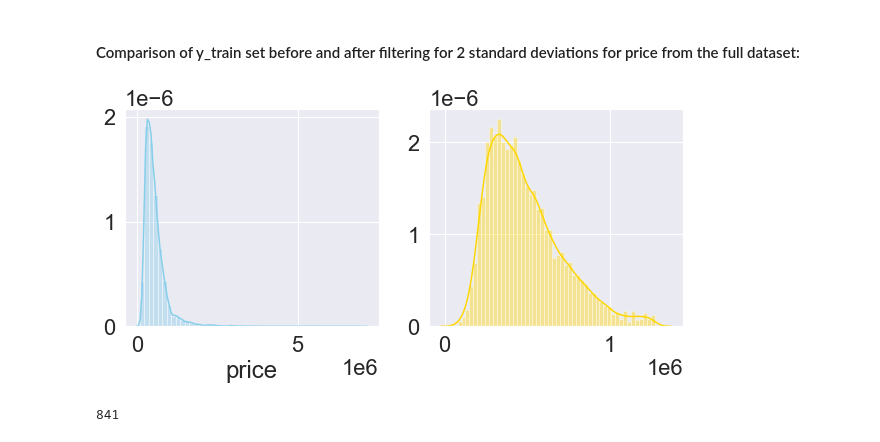
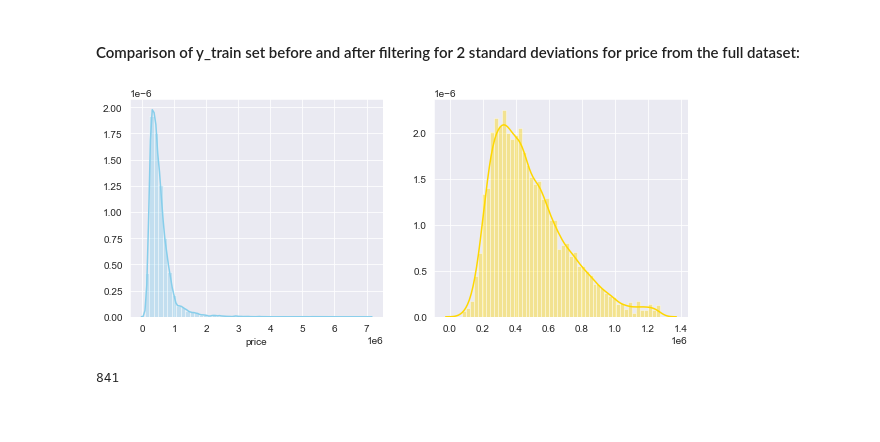
Before and after one commit to Stenke/King-County-Housing-Regression-Analysis, a Jupyter notebook: House(party)_Modeling.ipynb, the cells around one changed output. Saved outputs shown, nothing was run; the diff lists cells and outputs as text; code cells hidden in the pictures; blank space fills up the shorter version.

Commit message:
New modeling with interactions

```diff
--- a/House(party)_Modeling.ipynb
+++ b/House(party)_Modeling.ipynb
@@ -102,5 +124,5 @@ memory usage: 2.8 MB
 # Create a binary renovated column to determine whether the home was renovated or not
 # Since the year renovated is not actionable unless we specialize in selling renovated homes from specific years
 # but this way we can determine whether we should focus on renovations or not
-house_data['yr_renovated'] = house_data.yr_renovated.apply(lambda x: 1 if x > 0 else 0)
-house_data.rename(columns = {"yr_renovated":"renovated"}, inplace=True)
+upHouse_data['yr_renovated'] = upHouse_data.yr_renovated.apply(lambda x: 1 if x > 0 else 0)
+upHouse_data.rename(columns = {"yr_renovated":"renovated"}, inplace=True)
@@ -122,4 +128,0 @@ zipcode_dum.head()
-# %%
-# Now to merge dummy columns onto our dataframe
-upHouse_data = pd.concat([house_data, cond_dum, grade_dum,view_dum, zipcode_dum], axis=1)
-upHouse_data.info()
@@ -132,4 +128,0 @@ memory usage: 4.6 MB
-# %%
-# Dropping un-dummied columns
-upHouse_data.drop(columns=['condition', 'zipcode','view', 'grade', 'lat', 'long'], inplace=True)
-upHouse_data.info()
@@ -167,0 +159,3 @@ Name: view, dtype: int64
+# %%
+# drop squarefoot above. Maybe interaction with squarefoot living and living15
+upHouse_data.drop('sqft_above', axis=1, inplace=True)
@@ -302,12 +316,11 @@ y_train_2std = pd.Series(final_y_train_list)
 # %% [markdown]
 #### Comparison of y_train set before and after filtering for 2 standard deviations for price from the full dataset:
 # %%
-sns.set(font_scale=2)
 f, axes = plt.subplots(1, 2, figsize=(10,4));
 sns.distplot(y_train, color="skyblue", ax=axes[0])
 sns.distplot(y_train_2std, color="gold", ax=axes[1]);
 # %% [output]
-[figure, old version]
+[figure, new version]
 # %%
 # filter the data frame to remove the values exceeding 2 standard deviations based on y (our price)
 # Practicing on dataset. Will then apply to our y_train/y_test data
```
Also changed, not shown: parts of 43 cells of this notebook, 6 other files.
